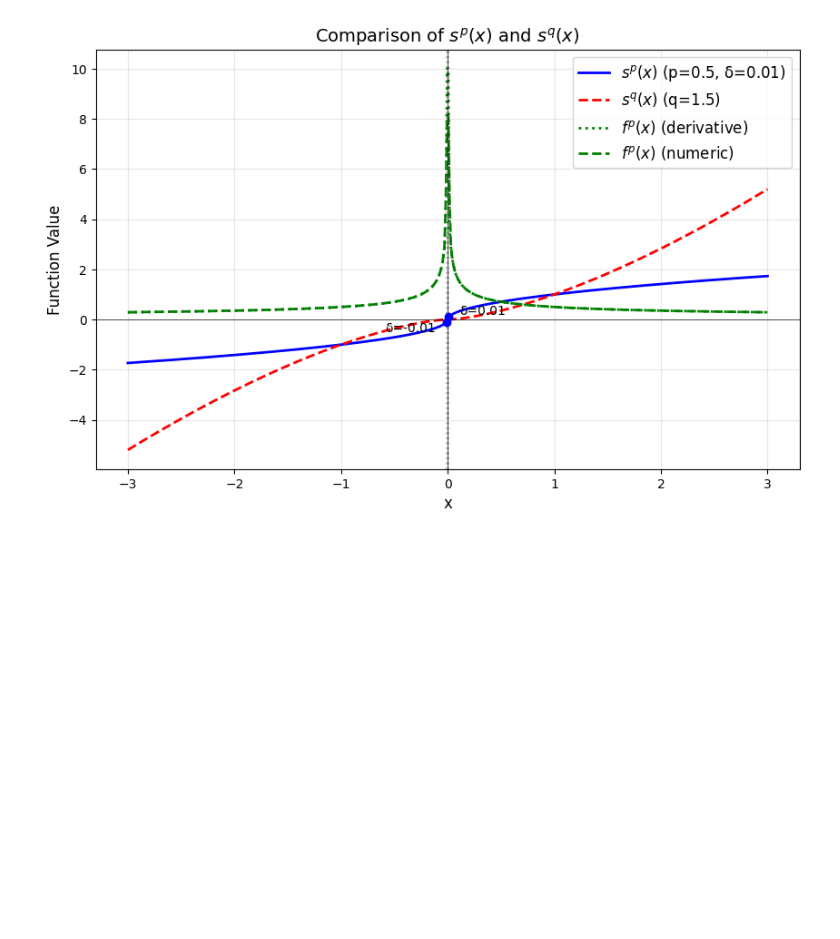
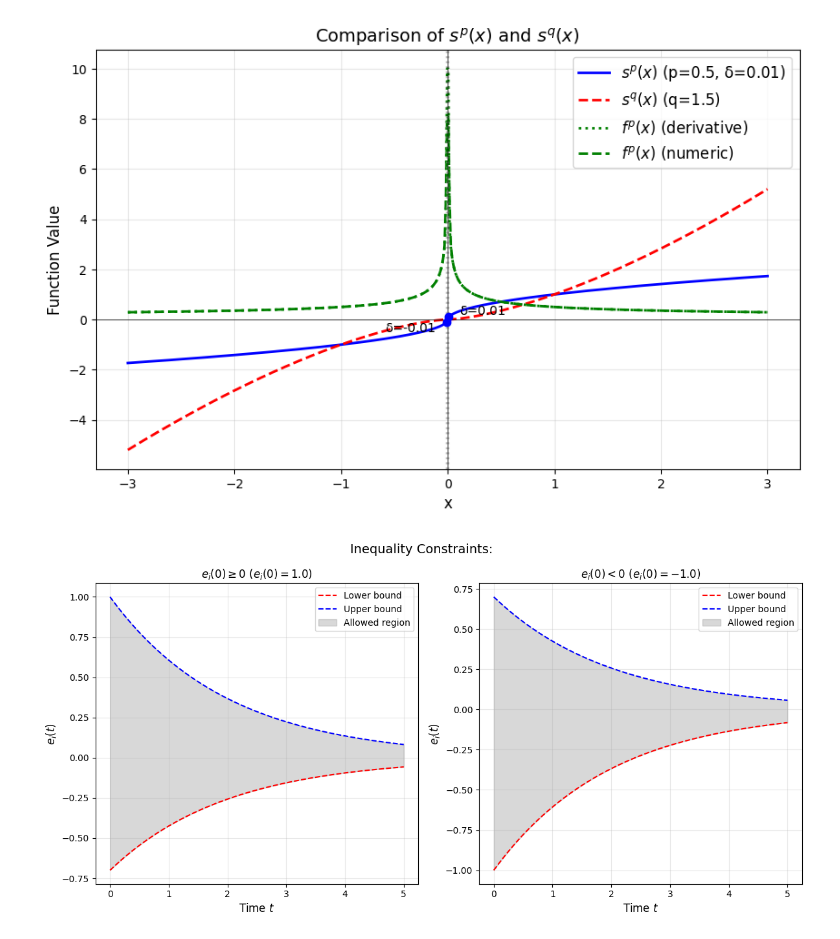
Before and after one commit to buxiang7chuang/Python_notebook, a Jupyter notebook: PPFandSMC.ipynb, the cells around one changed output. Drawn from its saved outputs; the diff is of its cells as text; code cells hidden in the pictures; blank space fills up the shorter version.

```diff
--- a/PPFandSMC.ipynb
+++ b/PPFandSMC.ipynb
@@ -250,3 +250,63 @@ plt.axvline(0, color='black', linewidth=0.5)
 plt.show()
 # %% [output]
 [figure]
+# %%
+import numpy as np
+import matplotlib.pyplot as plt
+
+# 参数设置
+theta_i = 0.7  # 0 < theta_i < 1
+k = 0.5        # 衰减系数
+t_max = 5      # 时间范围
+t = np.linspace(0, t_max, 500)
+
+# 定义边界函数 rho_i(t)（例如指数衰减）
+rho_i = np.exp(-k * t)
+
+# 情况1：e_i(0) >= 0
+e_i0_positive = 1.0
+b_under_positive = -theta_i
+b_over_positive = 1
+
+# 情况2：e_i(0) < 0
+e_i0_negative = -1.0
+b_under_negative = -1
+b_over_negative = theta_i
+
+# 计算上下界
+lower_bound_positive = b_under_positive * rho_i
+upper_bound_positive = b_over_positive * rho_i
+
+lower_bound_negative = b_under_negative * rho_i
+upper_bound_negative = b_over_negative * rho_i
+
+# 绘制图形
+plt.figure(figsize=(12, 6))
+
+# 情况1：e_i(0) >= 0
+plt.subplot(1, 2, 1)
+plt.plot(t, lower_bound_positive, 'r--', label=f'Lower bound ')
+plt.plot(t, upper_bound_positive, 'b--', label=f'Upper bound ')
+plt.fill_between(t, lower_bound_positive, upper_bound_positive, color='gray', alpha=0.3, label='Allowed region')
+plt.title(f'$e_i(0) \\geq 0$ ($e_i(0)={e_i0_positive}$)', fontsize=12)
+plt.xlabel('Time $t$', fontsize=12)
+plt.ylabel('$e_i(t)$', fontsize=12)
+plt.legend(fontsize=10)
+plt.grid(True, alpha=0.3)
+
+# 情况2：e_i(0) < 0
+plt.subplot(1, 2, 2)
+plt.plot(t, lower_bound_negative, 'r--', label=f'Lower bound ')
+plt.plot(t, upper_bound_negative, 'b--', label=f'Upper bound ')
+plt.fill_between(t, lower_bound_negative, upper_bound_negative, color='gray', alpha=0.3, label='Allowed region')
+plt.title(f'$e_i(0) < 0$ ($e_i(0)={e_i0_negative}$)', fontsize=12)
+plt.xlabel('Time $t$', fontsize=12)
+plt.ylabel('$e_i(t)$', fontsize=12)
+plt.legend(fontsize=10)
+plt.grid(True, alpha=0.3)
+
+plt.suptitle('Inequality Constraints: ', fontsize=14)
+plt.tight_layout()
+plt.show()
+# %% [output]
+[figure, added]
```
Also changed, not shown: parts of 2 cells of this notebook.
